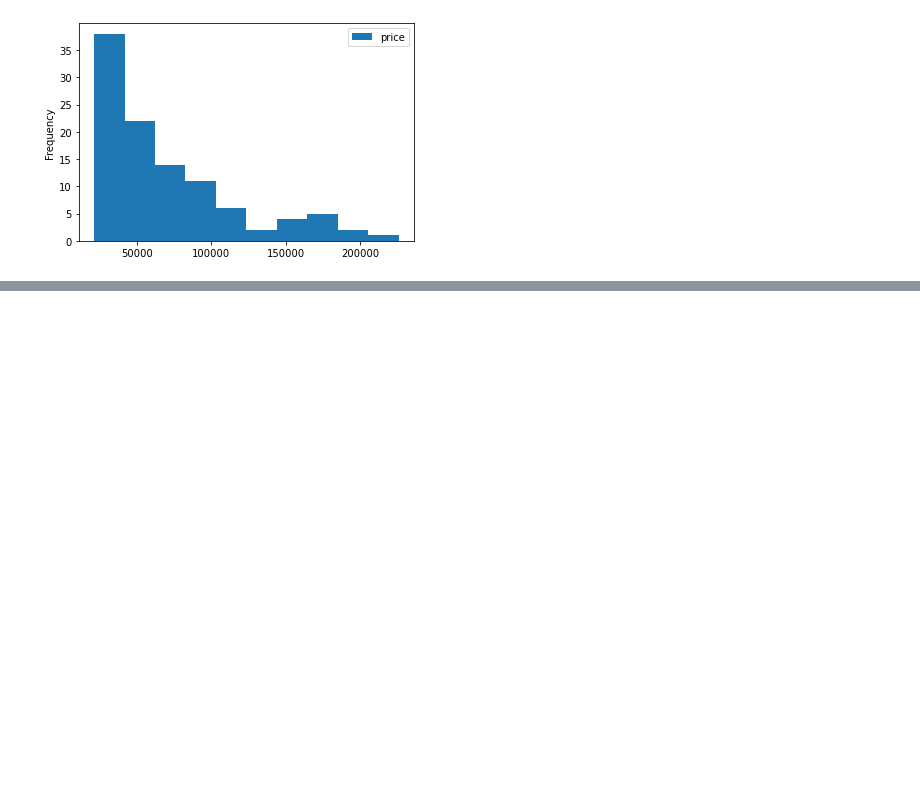
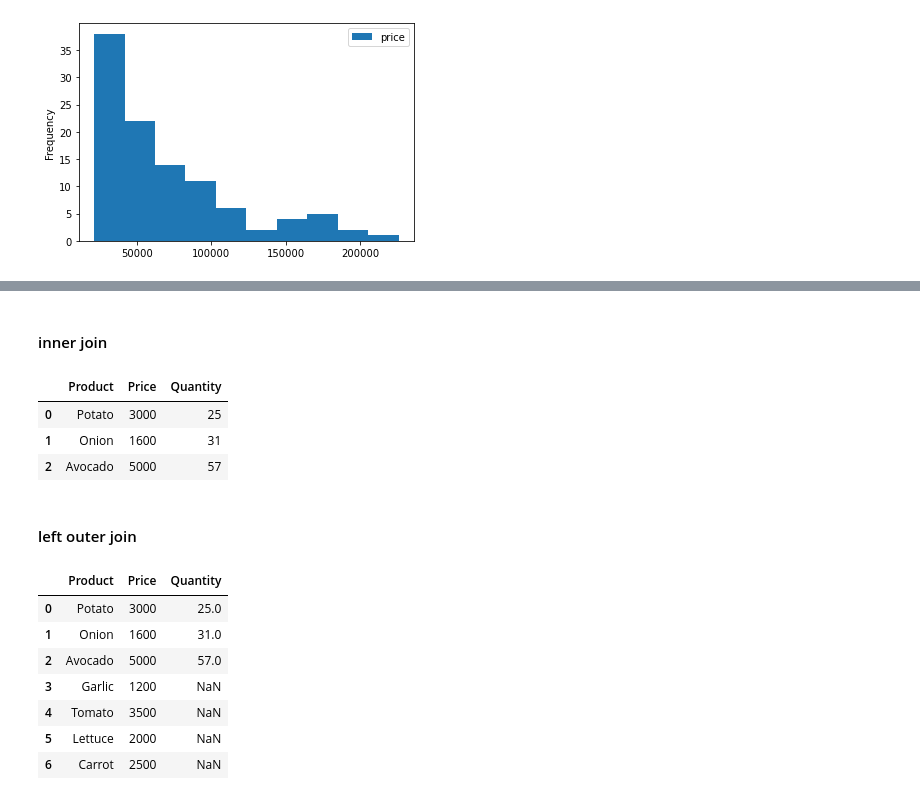
Before and after one commit to kh-min7/Data_Science, a Jupyter notebook: 새로운 값 계산하기.ipynb, the cells around one changed output, grey strips where cells are left out. Cells and saved outputs as stored; diff of their text form; code cells hidden in the pictures; blank space fills up the shorter version.

```diff
--- a/새로운 값 계산하기.ipynb
+++ b/새로운 값 계산하기.ipynb
@@ -390,0 +425,22 @@ dtype: object
+# %% [markdown]
+#### inner join
+# %%
+pd.merge(price_df, quantity_df, on='Product')
+# %% [output]
+|  | Product | Price | Quantity |
+| 0 | Potato | 3000 | 25 |
+| 1 | Onion | 1600 | 31 |
+| 2 | Avocado | 5000 | 57 |
+# %% [markdown]
+#### left outer join
+# %%
+pd.merge(price_df, quantity_df, on='Product', how='left')
+# %% [output]
+|  | Product | Price | Quantity |
+| 0 | Potato | 3000 | 25.0 |
+| 1 | Onion | 1600 | 31.0 |
+| 2 | Avocado | 5000 | 57.0 |
+| 3 | Garlic | 1200 | NaN |
+| 4 | Tomato | 3500 | NaN |
+| 5 | Lettuce | 2000 | NaN |
+| 6 | Carrot | 2500 | NaN |
```
Also changed, not shown: parts of 10 cells of this notebook, 2 other files.
